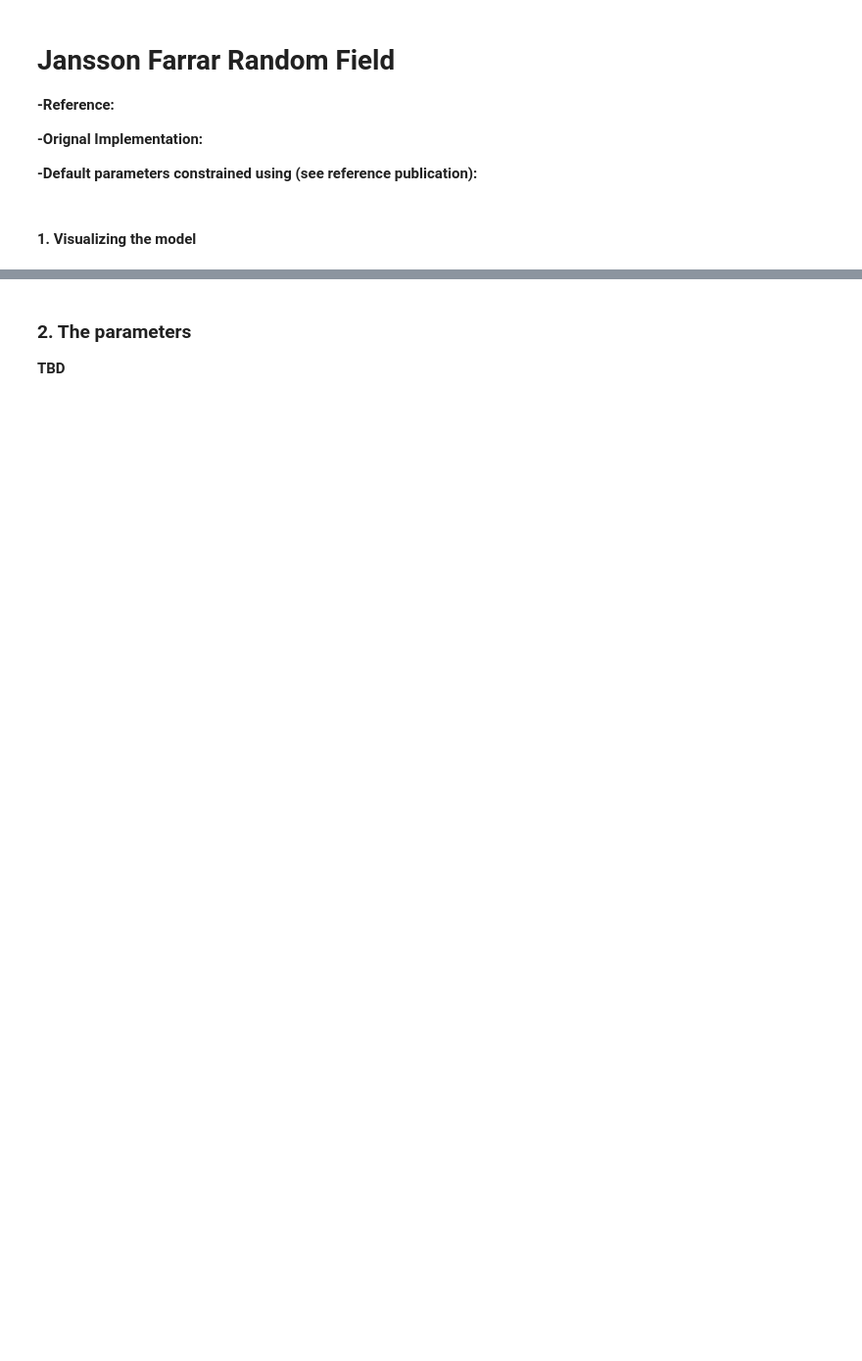
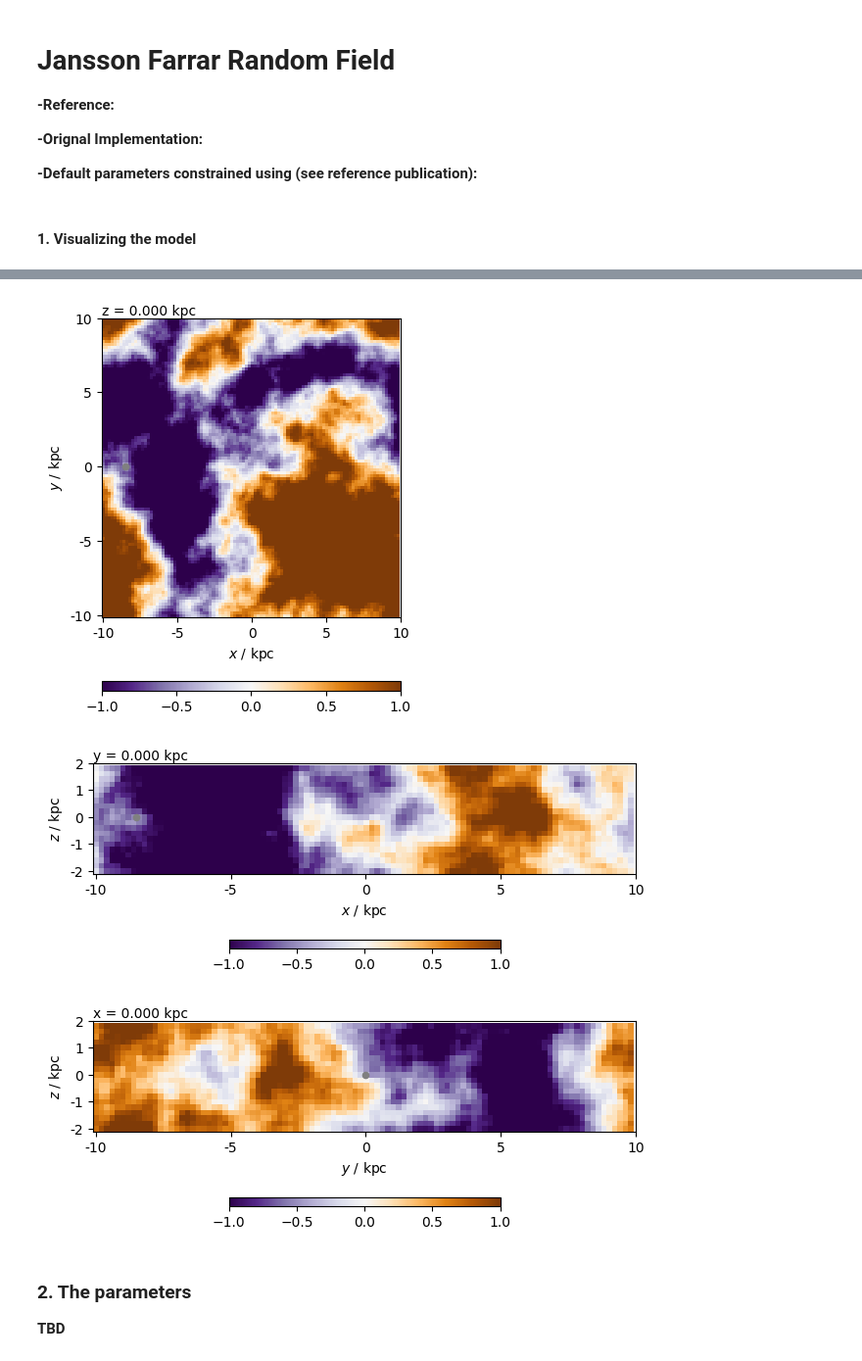
Before and after one commit to rafaelab/imagine-models, a Jupyter notebook: demos/python/model_examples/jf12_random_demo.ipynb, the cells around one changed output, grey strips where cells are left out. Shown: that part at 98% size. Cells and saved outputs as stored; diff of their text form; code cells hidden in the pictures; blank space fills up the shorter version.

Commit message:
Updated JF12 random notebook

```diff
--- a/demos/python/model_examples/jf12_random_demo.ipynb
+++ b/demos/python/model_examples/jf12_random_demo.ipynb
@@ -72,3 +63,13 @@ plot_slice(model_on_grid, 1, shape, refpoint, increment, vmin, vmax, vec_dim=2)
+# %%
+random_numbers = model.random_numbers_on_grid(shape=shape, increment=increment, seed=seed)
+
+plot_slice(random_numbers, 2, shape, refpoint, increment, -1, 1, label="")
+plot_slice(random_numbers, 1, shape, refpoint, increment, -1, 1, label="")
+plot_slice(random_numbers, 0, shape, refpoint, increment, -1, 1, label="")
+# %% [output]
+[figure, added]
+[figure, added]
+[figure, added]
 # %% [markdown]
 ### 2. The parameters
 
```
Also changed, not shown: parts of 9 cells of this notebook.
